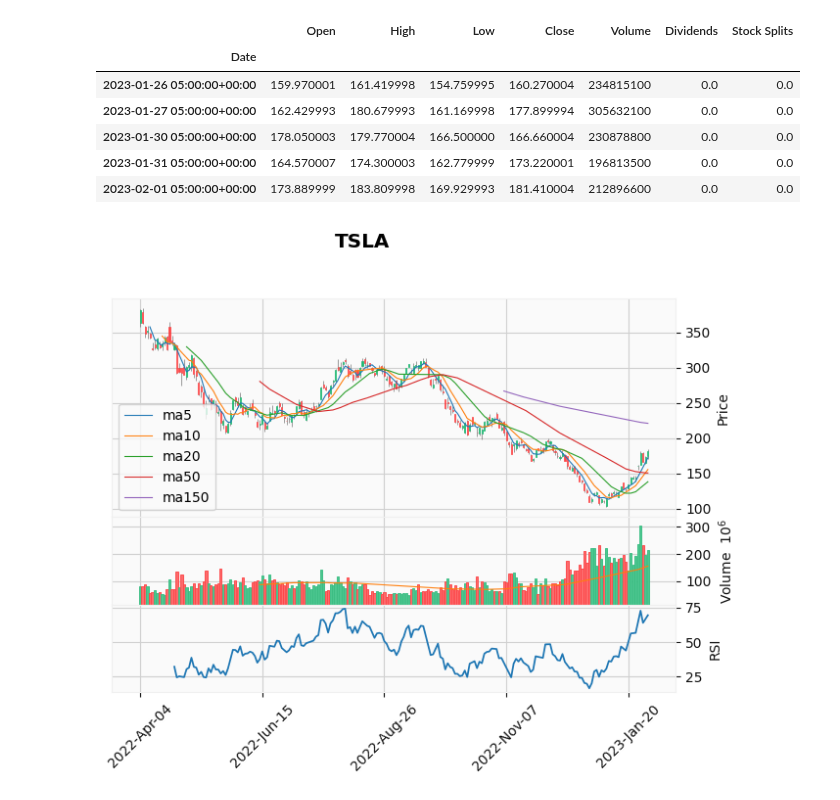
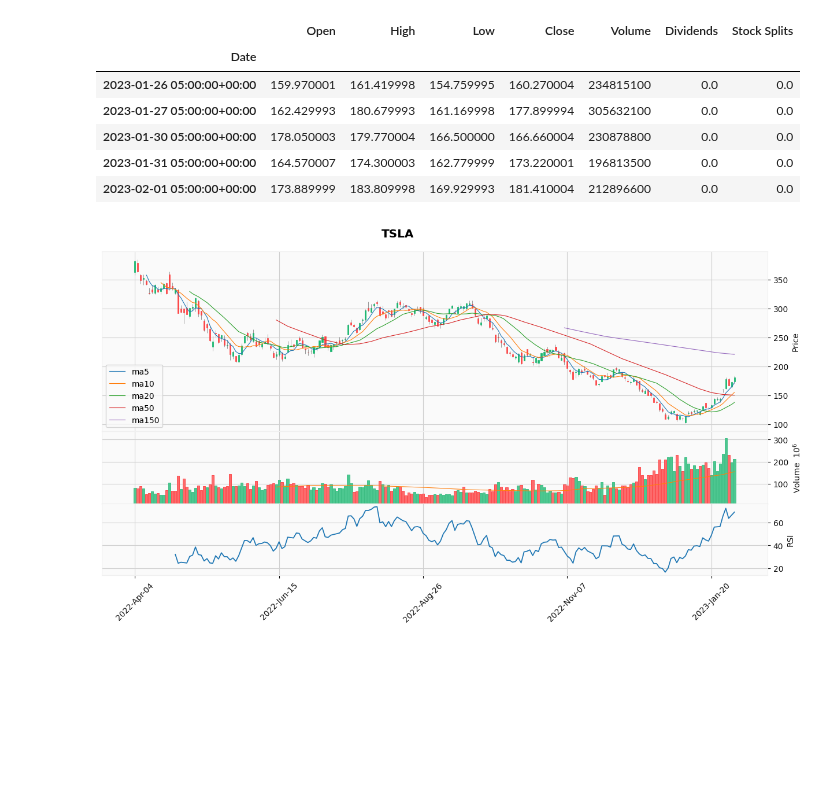
Before and after one commit to yorkjong/colab, a Jupyter notebook: ViStock.ipynb, the cells around one changed output. Drawn from its saved outputs; the diff is of its cells as text; code cells hidden in the pictures; blank space fills up the shorter version.

Commit message:
Added RSI and resize the figure of mplfinance version

```diff
--- a/ViStock.ipynb
+++ b/ViStock.ipynb
@@ -122,38 +122,38 @@ df.tail()
 # %%
 """
 data from yfinance
 plot with mplfinance
 ref. https://www.grenade.tw/blog/how-to-use-the-python-financial-analysis-visualization-module-mplfinance/
 """
 import yfinance as yf
 import matplotlib.pyplot as plt
 import mplfinance as mpf
 from talib import abstract
 
 
-# Download Tesla's stock prices
+# Download stock prices
 ticker = "TSLA"
-df = yf.Ticker(ticker).history(period="10mo")    # for last 6 month
+df = yf.Ticker(ticker).history(period="10mo")
 
-mav_days = (5, 10, 20, 50, 150)
+ma_days = (5, 10, 20, 50, 150)
 
 vma = mpf.make_addplot(df['Volume'], type='line', linestyle='', panel=1, mav=50)
 
 RSI = lambda df, period: abstract.RSI(df, timeperiod=period)
 rsi = mpf.make_addplot(RSI(df['Close'], 14), panel=2, ylabel='RSI')
 
-# Plot a candlestick with 5, 10, 20 day moving averages and volume bar
 fig, axes = mpf.plot(
-    df, type='candle', mav=mav_days,
-    volume=True, addplot=[vma, rsi],
-    title=f"{ticker}", style='yahoo',
+    df, type='candle', mav=ma_days,     # candlestick and MA
+    volume=True, addplot=[vma, rsi],    # volume, volume MA, RSI
+    style='yahoo', figsize=(16, 8),
     returnfig=True
 )
-axes[0].legend([f'ma{d}' for d in mav_days], loc='lower left')
+axes[0].legend([f'ma{d}' for d in ma_days], loc='lower left')
+fig.suptitle(f"{ticker}", y=0.93)
 
 plt.show()
 # %% [output]
-[figure, old version]
+[figure, new version]
 # %%
 """
 data from yfinance
```
Also changed, not shown: parts of 3 cells of this notebook.
